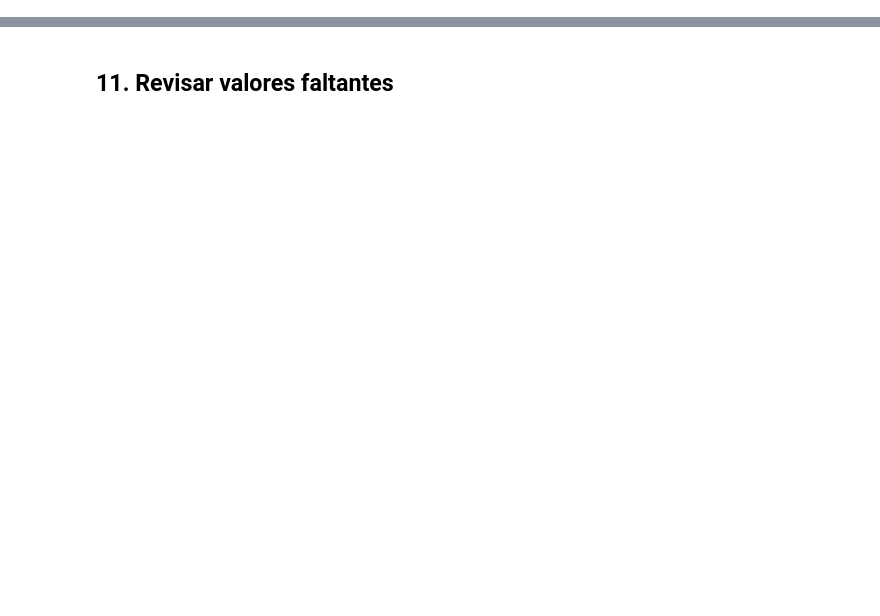
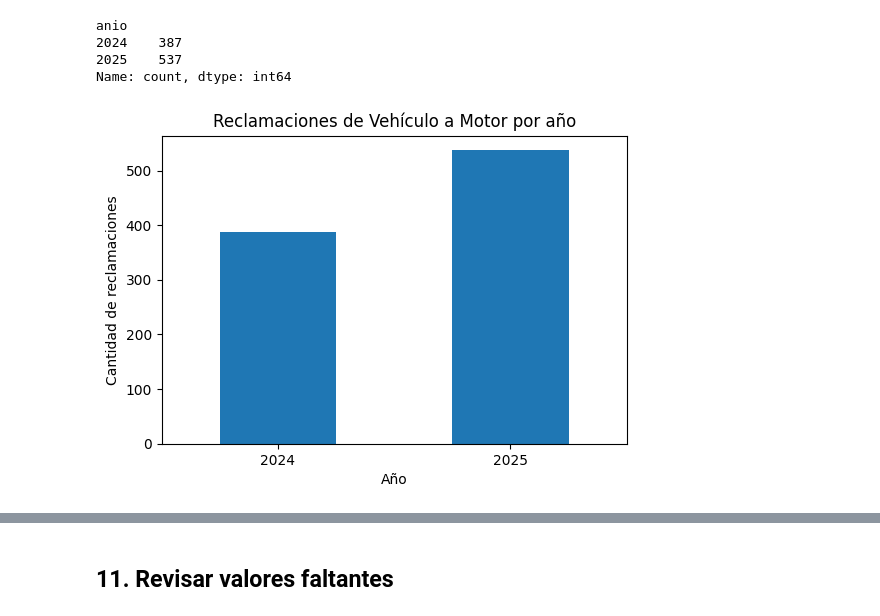
Before and after one commit to Anikawi/propuesta_parte1_S100_grupo9, a Jupyter notebook: S100_E9.ipynb, the cells around one changed output, grey strips where cells are left out. Drawn from its saved outputs; the diff is of its cells as text; code cells hidden in the pictures; blank space fills up the shorter version.

```diff
--- a/S100_E9.ipynb
+++ b/S100_E9.ipynb
@@ -218,0 +86,3 @@ Este será nuestro conjunto principal para conocer primero qué tipos de reclama
+# %%
+df_2024 = df_2024.dropna(how="all")
+df_2025 = df_2025.dropna(how="all")
@@ -218,0 +126,11 @@ Este será nuestro conjunto principal para conocer primero qué tipos de reclama
+# %%
+df_2024["anio"] = 2024
+df_2025["anio"] = 2025
+
+acodeco = pd.concat(
+    [df_2024, df_2025],
+    ignore_index=True
+)
+
+print("ACODECO unido:", acodeco.shape)
+display(acodeco.head())
@@ -218,0 +178,7 @@ Este será nuestro conjunto principal para conocer primero qué tipos de reclama
+# %%
+vehiculos = acodeco[
+    acodeco["Departamento  de la Institución"] == "Vehículo a Motor"
+].copy()
+
+print("Registros de Vehículo a Motor:", vehiculos.shape)
+display(vehiculos["anio"].value_counts().sort_index())
@@ -218,0 +195,25 @@ Este será nuestro conjunto principal para conocer primero qué tipos de reclama
+# %%
+reclamos_por_anio = (
+    vehiculos["anio"]
+    .value_counts()
+    .sort_index()
+)
+
+display(reclamos_por_anio)
+
+reclamos_por_anio.plot(
+    kind="bar",
+    figsize=(6, 4)
+)
+
+plt.title("Reclamaciones de Vehículo a Motor por año")
+plt.xlabel("Año")
+plt.ylabel("Cantidad de reclamaciones")
+plt.xticks(rotation=0)
+plt.show()
+# %% [output]
+anio
+2024    387
+2025    537
+Name: count, dtype: int64
+[figure, added]
```
Also changed, not shown: parts of 382 cells of this notebook.
